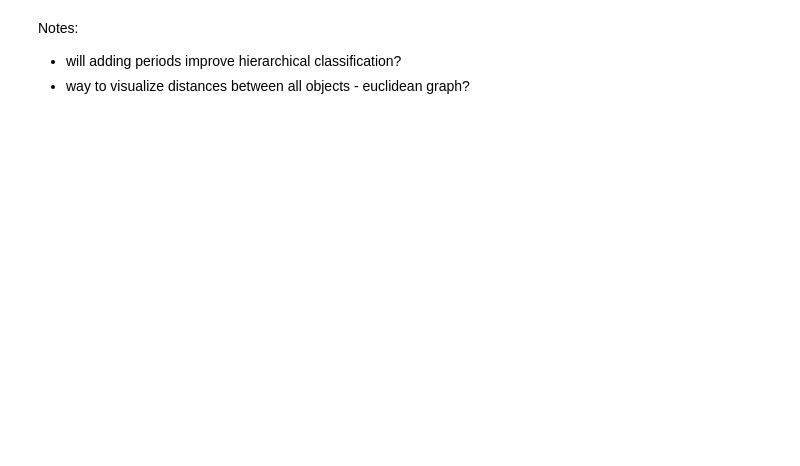
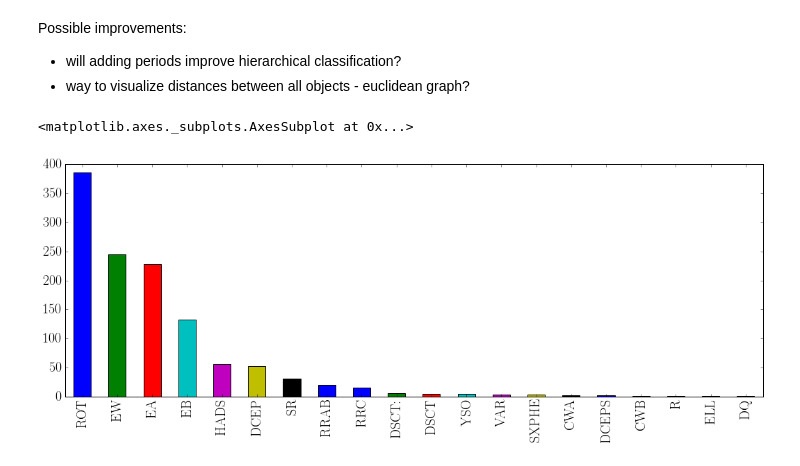
Before and after one commit to jbirky/tess_binaries, a Jupyter notebook: notebooks/hierarchical_classification.ipynb, the cells around one changed output. Drawn from its saved outputs; the diff is of its cells as text; code cells hidden in the pictures; blank space fills up the shorter version.

Commit message:
read data from hdf5

```diff
--- a/notebooks/hierarchical_classification.ipynb
+++ b/notebooks/hierarchical_classification.ipynb
@@ -26,6 +27,6 @@ os.environ['TESS_DATA'] = '/data/epyc/projects2/tess'
 
 import tess_binaries as tb
 # %% [markdown]
-Notes:
+Possible improvements:
 - will adding periods improve hierarchical classification?
 - way to visualize distances between all objects - euclidean graph?
@@ -53,2 +33,17 @@ train = pd.DataFrame(data=df)
+# %%
+ff = h5py.File(f'{tb.cat_dir}/asassn_tess_inspected.hdf5', mode="r")
+
+df = {}
+for key in list(ff):
+    if key == 'type':
+        df[key] = np.array(ff[key].value, dtype='str')
+    else:
+        df[key] = ff[key].value
+
+ff.close()
+sample = pd.DataFrame(data=df)
 # %%
-train['type'].value_counts().plot(kind='bar', figsize=[18,6])
+sample['type'].value_counts().plot(kind='bar', figsize=[18,6])
+# %% [output]
+<matplotlib.axes._subplots.AxesSubplot at 0x...>
+[figure, added]
```
Also changed, not shown: parts of 10 cells of this notebook.
